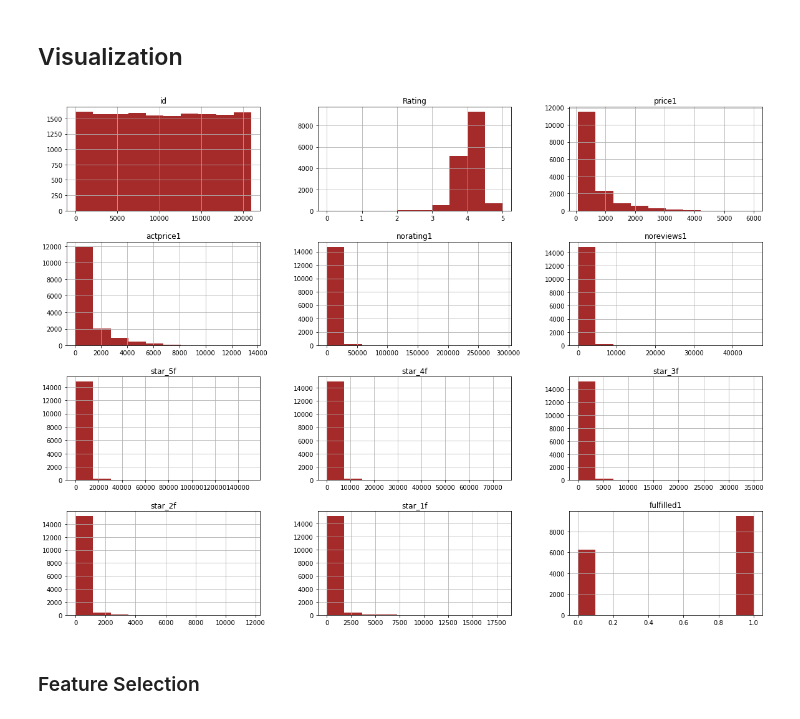
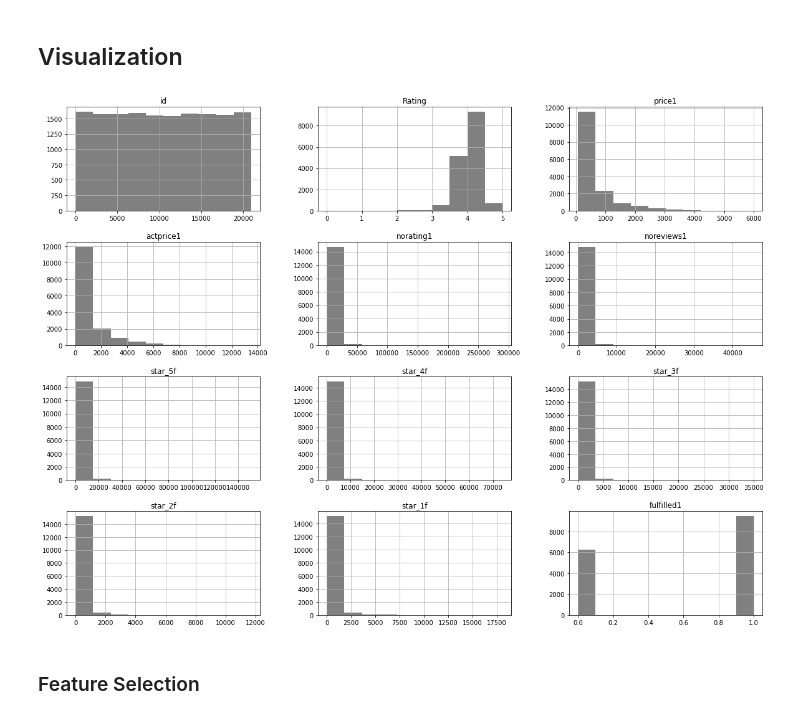
Before and after one commit to knakat1998/Amazon-and-Flipkart-Discounted-Price-Prediction, a Jupyter notebook: Discount Price Prediction.ipynb, the cells around one changed output. Cells and saved outputs as stored; diff of their text form; code cells hidden in the pictures.

```diff
--- a/Discount Price Prediction.ipynb
+++ b/Discount Price Prediction.ipynb
@@ -102,10 +102,10 @@ df.describe()
 ## Visualization
 # %%
 #representing features in histogam form:
-df.hist(color='brown',figsize=(20,15))
+df.hist(color='gray',figsize=(20,15))
 plt.show()
 # %% [output]
-[figure, old version]
+[figure, new version]
 # %% [markdown]
 ### Feature Selection
 # %%
```
Also changed, not shown: parts of 3 cells of this notebook.
